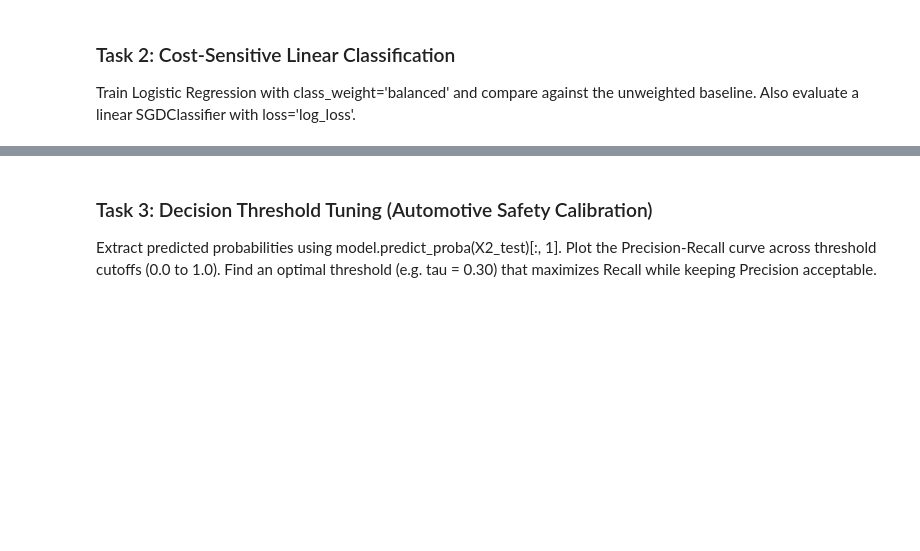
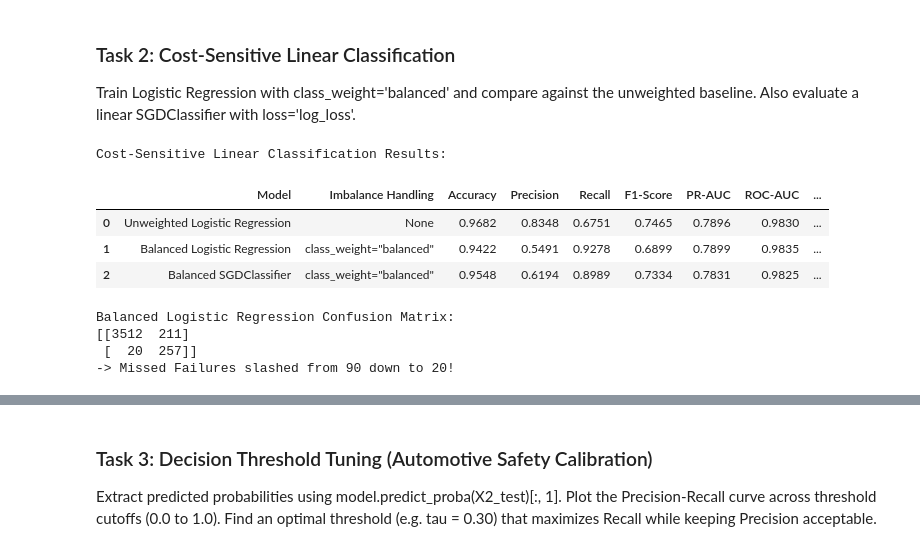
Before and after one commit to chenuka10/EV_Battery_PHM, a Jupyter notebook: notebooks/week2/04_task2_linear_thresholds_personD.ipynb, the cells around one changed output, grey strips where cells are left out. Saved outputs shown, nothing was run; the diff lists cells and outputs as text; code cells hidden in the pictures; blank space fills up the shorter version.

```diff
--- a/notebooks/week2/04_task2_linear_thresholds_personD.ipynb
+++ b/notebooks/week2/04_task2_linear_thresholds_personD.ipynb
@@ -107,2 +156,81 @@ Train Logistic Regression with class_weight='balanced' and compare against the u
+# %%
+from sklearn.linear_model import LogisticRegression, SGDClassifier
+from sklearn.metrics import (
+    accuracy_score, precision_score, recall_score, f1_score,
+    roc_auc_score, average_precision_score, confusion_matrix, classification_report
+)
+import pandas as pd
+
+# 1. Balanced Logistic Regression
+lr_balanced = LogisticRegression(class_weight='balanced', max_iter=1000, random_state=42)
+lr_balanced.fit(X2_train, y2_train)
+
+y_pred_bal = lr_balanced.predict(X2_test)
+y_prob_bal = lr_balanced.predict_proba(X2_test)[:, 1]
+
+# 2. Balanced SGDClassifier (Stochastic Gradient Descent)
+sgd_balanced = SGDClassifier(loss='log_loss', class_weight='balanced', max_iter=1000, random_state=42)
+sgd_balanced.fit(X2_train, y2_train)
+
+y_pred_sgd = sgd_balanced.predict(X2_test)
+y_prob_sgd = sgd_balanced.predict_proba(X2_test)[:, 1]
+
+# 3. Model Comparison Table
+cm_unweighted = confusion_matrix(y2_test, y_pred_lr)
+cm_balanced = confusion_matrix(y2_test, y_pred_bal)
+cm_sgd = confusion_matrix(y2_test, y_pred_sgd)
+
+task2_results = pd.DataFrame([
+    {
+        'Model': 'Unweighted Logistic Regression',
+        'Imbalance Handling': 'None',
+        'Accuracy': accuracy_score(y2_test, y_pred_lr),
+        'Precision': precision_score(y2_test, y_pred_lr, zero_division=0),
+        'Recall': recall_score(y2_test, y_pred_lr, zero_division=0),
+        'F1-Score': f1_score(y2_test, y_pred_lr, zero_division=0),
+        'PR-AUC': average_precision_score(y2_test, y_prob_lr),
+        'ROC-AUC': roc_auc_score(y2_test, y_prob_lr),
+        'False Negatives (Missed Failures)': cm_unweighted[1, 0]
+    },
+    {
+        'Model': 'Balanced Logistic Regression',
+        'Imbalance Handling': 'class_weight="balanced"',
+        'Accuracy': accuracy_score(y2_test, y_pred_bal),
+        'Precision': precision_score(y2_test, y_pred_bal, zero_division=0),
+        'Recall': recall_score(y2_test, y_pred_bal, zero_division=0),
+        'F1-Score': f1_score(y2_test, y_pred_bal, zero_division=0),
+        'PR-AUC': average_precision_score(y2_test, y_prob_bal),
+        'ROC-AUC': roc_auc_score(y2_test, y_prob_bal),
+        'False Negatives (Missed Failures)': cm_balanced[1, 0]
+    },
+    {
+        'Model': 'Balanced SGDClassifier',
+        'Imbalance Handling': 'class_weight="balanced"',
+        'Accuracy': accuracy_score(y2_test, y_pred_sgd),
+        'Precision': precision_score(y2_test, y_pred_sgd, zero_division=0),
+        'Recall': recall_score(y2_test, y_pred_sgd, zero_division=0),
+        'F1-Score': f1_score(y2_test, y_pred_sgd, zero_division=0),
+        'PR-AUC': average_precision_score(y2_test, y_prob_sgd),
+        'ROC-AUC': roc_auc_score(y2_test, y_prob_sgd),
+        'False Negatives (Missed Failures)': cm_sgd[1, 0]
+    }
+])
+
+print("Cost-Sensitive Linear Classification Results:")
+display(task2_results.round(4))
+
+print("\nBalanced Logistic Regression Confusion Matrix:")
+print(cm_balanced)
+print(f"-> Missed Failures slashed from {cm_unweighted[1,0]} down to {cm_balanced[1,0]}!")
+# %% [output]
+Cost-Sensitive Linear Classification Results:
+|  | Model | Imbalance Handling | Accuracy | Precision | Recall | F1-Score | PR-AUC | ROC-AUC | ... |
+| 0 | Unweighted Logistic Regression | None | 0.9682 | 0.8348 | 0.6751 | 0.7465 | 0.7896 | 0.9830 | ... |
+| 1 | Balanced Logistic Regression | class_weight="balanced" | 0.9422 | 0.5491 | 0.9278 | 0.6899 | 0.7899 | 0.9835 | ... |
+| 2 | Balanced SGDClassifier | class_weight="balanced" | 0.9548 | 0.6194 | 0.8989 | 0.7334 | 0.7831 | 0.9825 | ... |
+Balanced Logistic Regression Confusion Matrix:
+[[3512  211]
+ [  20  257]]
+-> Missed Failures slashed from 90 down to 20!
 # %% [markdown]
 **Analysis & Viva Preparation Notes (Fill this in after running code):**
```
Also changed, not shown: parts of 11 cells of this notebook, 1 other file.
